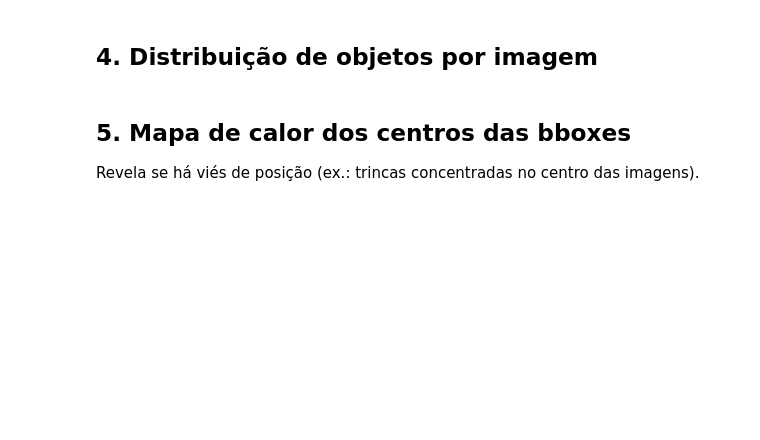
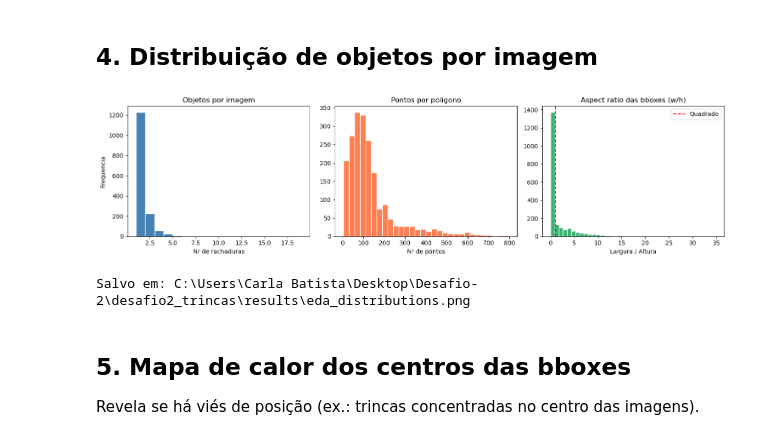
Before and after one commit to Rafaely15/Desafio-2, a Jupyter notebook: desafio2_trincas/notebooks/eda_dataset.ipynb, the cells around one changed output. Drawn from its saved outputs; the diff is of its cells as text; code cells hidden in the pictures; blank space fills up the shorter version.

```diff
--- a/desafio2_trincas/notebooks/eda_dataset.ipynb
+++ b/desafio2_trincas/notebooks/eda_dataset.ipynb
@@ -4,6 +4,7 @@
 Análise exploratória do dataset antes do treinamento.
 Cobre: contagem, resoluções, formato dos labels, distribuição de classes e tamanho dos objetos.
 # %%
+import os
 from pathlib import Path
 import random
 
@@ -13,9 +14,25 @@ import matplotlib.patches as mpatches
 import numpy as np
 from PIL import Image
 
-# Ajuste se rodar o notebook de outro diretório
-IMG_DIR = Path('../dataset/images')
-LBL_DIR = Path('../dataset/labels')
+# Resolve o root do projeto independente de onde o kernel foi iniciado
+_here = Path.cwd()
+if _here.name == "notebooks":
+    _root = _here.parent          # desafio2_trincas/
+else:
+    _root = _here                 # ja esta em desafio2_trincas/
+
+IMG_DIR = _root.parent / "dataset" / "images"
+LBL_DIR = _root.parent / "dataset" / "labels"
+RESULTS_DIR = _root / "results"
+RESULTS_DIR.mkdir(exist_ok=True)
+
+# Confirma que os diretorios existem
+assert IMG_DIR.exists(), f"Nao encontrado: {IMG_DIR}"
+assert LBL_DIR.exists(), f"Nao encontrado: {LBL_DIR}"
+
+print(f"Dataset : {IMG_DIR}")
+print(f"Labels  : {LBL_DIR}")
+print(f"Results : {RESULTS_DIR}")
 
 SEED = 42
 random.seed(SEED)
@@ -89,25 +131,29 @@ print(f'  altura   — min={min(bbox_heights):.3f}  max={max(bbox_heights):.3f}
 # %%
 fig, axes = plt.subplots(1, 3, figsize=(15, 4))
 
 axes[0].hist(obj_per_image, bins=range(1, max(obj_per_image)+2), color='steelblue', edgecolor='white')
 axes[0].set_title('Objetos por imagem')
-axes[0].set_xlabel('Nº de trincas')
-axes[0].set_ylabel('Frequência')
+axes[0].set_xlabel('Nr de rachaduras')
+axes[0].set_ylabel('Frequencia')
 
 axes[1].hist(point_counts, bins=30, color='coral', edgecolor='white')
-axes[1].set_title('Pontos por polígono')
-axes[1].set_xlabel('Nº de pontos')
+axes[1].set_title('Pontos por poligono')
+axes[1].set_xlabel('Nr de pontos')
 
 axes[2].hist(aspect_ratios, bins=40, color='mediumseagreen', edgecolor='white')
 axes[2].set_title('Aspect ratio das bboxes (w/h)')
 axes[2].set_xlabel('Largura / Altura')
 axes[2].axvline(1.0, color='red', linestyle='--', label='Quadrado')
 axes[2].legend()
 
 plt.tight_layout()
-plt.savefig('../results/eda_distributions.png', dpi=150, bbox_inches='tight')
+out = RESULTS_DIR / 'eda_distributions.png'
+plt.savefig(out, dpi=150, bbox_inches='tight')
 plt.show()
-print('Salvo em results/eda_distributions.png')
+print(f'Salvo em: {out}')
+# %% [output]
+[figure, added]
+Salvo em: C:\Users\Carla Batista\Desktop\Desafio-2\desafio2_trincas\results\eda_distributions.png
 # %% [markdown]
 ## 5. Mapa de calor dos centros das bboxes
 
```
Also changed, not shown: parts of 8 cells of this notebook, 4 other files.
